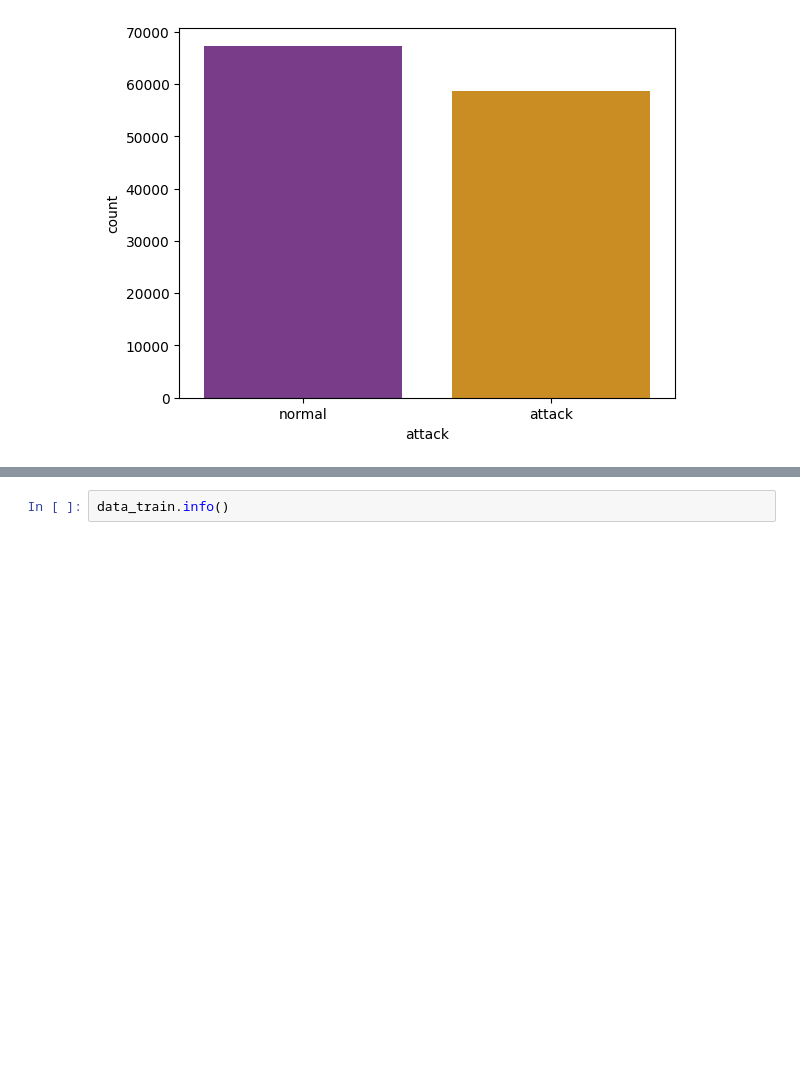
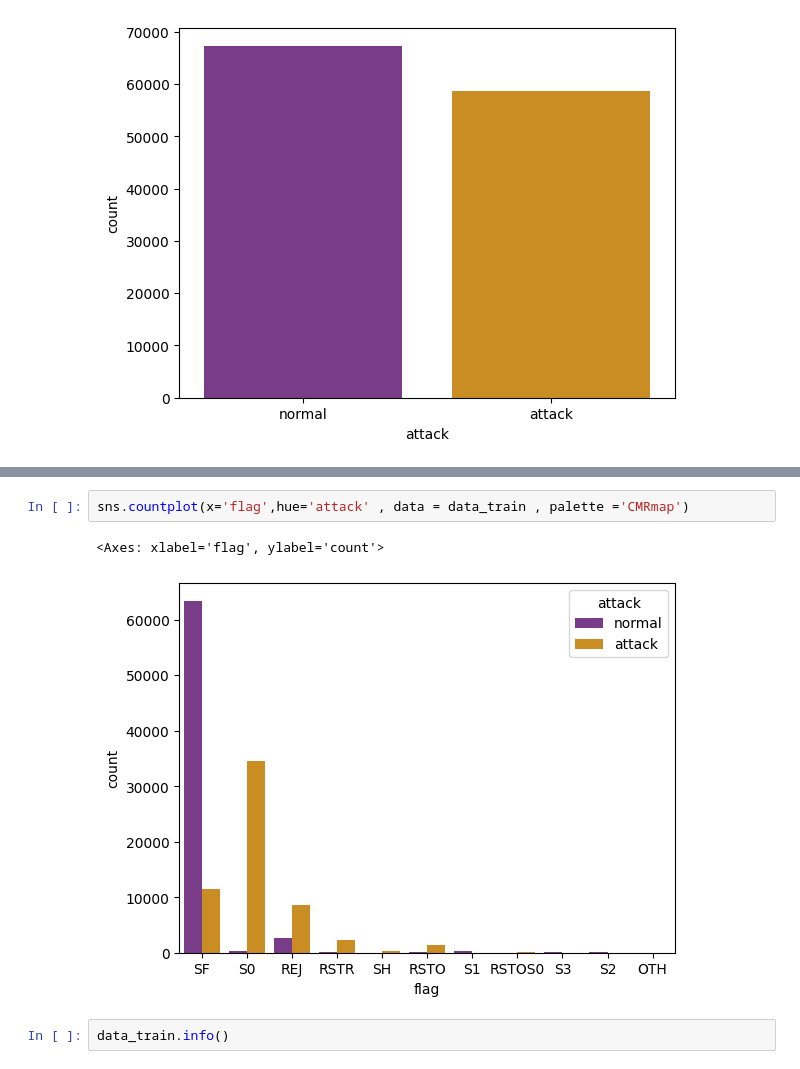
Before and after one commit to Juanperlas/tesis, a Jupyter notebook: datos_tesis.ipynb, the cells around one changed output, grey strips where cells are left out. Cells and saved outputs as stored; diff of their text form; blank space fills up the shorter version.

```diff
--- a/datos_tesis.ipynb
+++ b/datos_tesis.ipynb
@@ -98,3 +107,8 @@ sns.countplot(data = data_train.attack, x = data_train['attack'], palette = 'CMR
+# %%
+sns.countplot(x='flag',hue='attack' , data = data_train , palette ='CMRmap')
+# %% [output]
+<Axes: xlabel='flag', ylabel='count'>
+[figure, added]
 # %%
 data_train.info()
 # %% [output]
```
Also changed, not shown: parts of 5 cells of this notebook, 1 other file.
